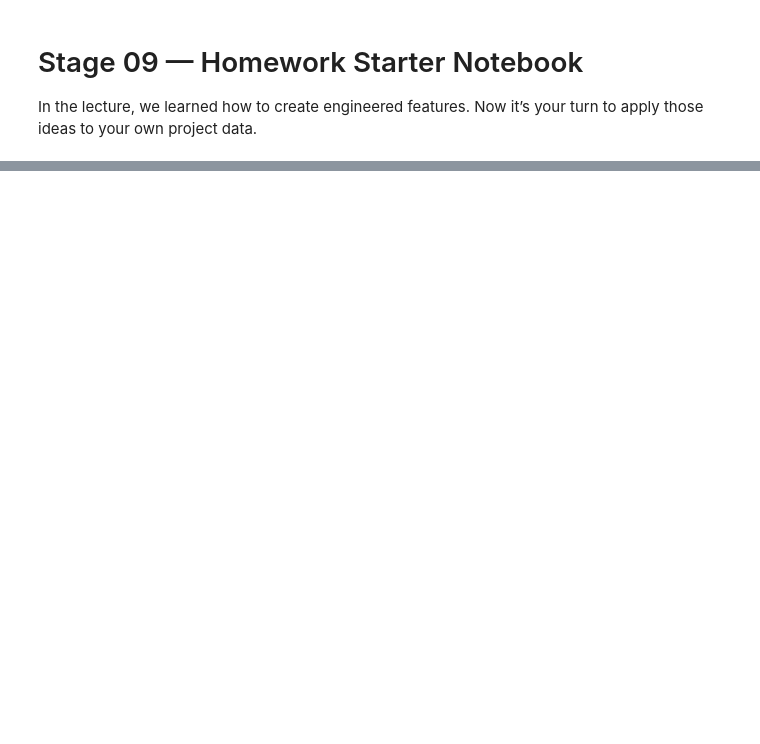
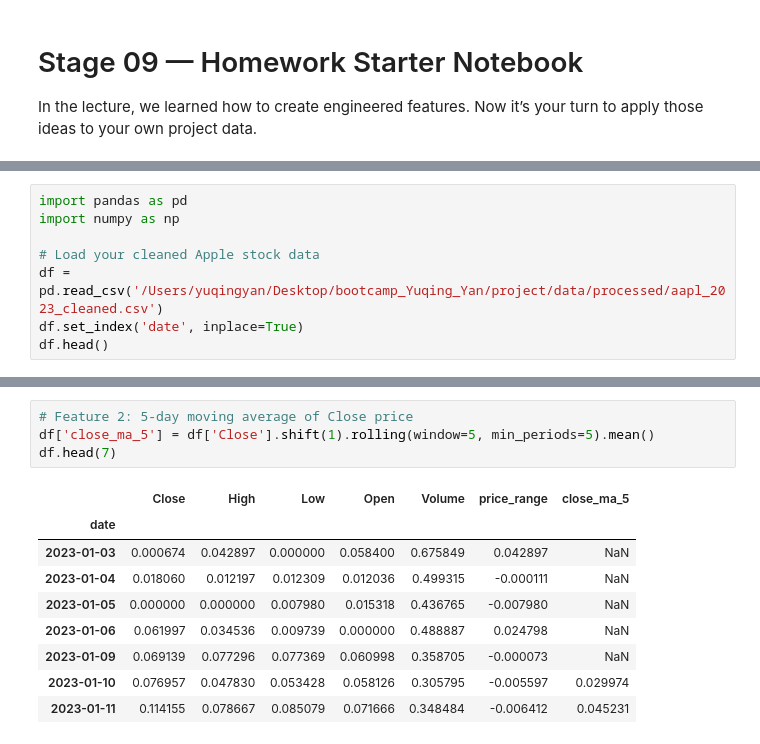
Before and after one commit to yuqingyan2003/bootcamp_Yuqing_Yan, a Jupyter notebook: homework/stage09/stage09_feature-engineering_homework-starter.ipynb, the cells around one changed output, grey strips where cells are left out. Cells and saved outputs as stored; diff of their text form; blank space fills up the shorter version.

```diff
--- a/homework/stage09/stage09_feature-engineering_homework-starter.ipynb
+++ b/homework/stage09/stage09_feature-engineering_homework-starter.ipynb
@@ -17,0 +5,8 @@ df.head()
+# %%
+import pandas as pd
+import numpy as np
+
+# Load your cleaned Apple stock data
+df = pd.read_csv('/Users/yuqingyan/Desktop/bootcamp_Yuqing_Yan/project/data/processed/aapl_2023_cleaned.csv')
+df.set_index('date', inplace=True)
+df.head()
@@ -32,0 +45,14 @@ Explain why this feature may help a model. Reference your EDA.
+# %%
+# Feature 2: 5-day moving average of Close price
+df['close_ma_5'] = df['Close'].shift(1).rolling(window=5, min_periods=5).mean()
+df.head(7)
+# %% [output]
+|  | Close | High | Low | Open | Volume | price_range | close_ma_5 |
+| date |  |  |  |  |  |  |  |
+| 2023-01-03 | 0.000674 | 0.042897 | 0.000000 | 0.058400 | 0.675849 | 0.042897 | NaN |
+| 2023-01-04 | 0.018060 | 0.012197 | 0.012309 | 0.012036 | 0.499315 | -0.000111 | NaN |
+| 2023-01-05 | 0.000000 | 0.000000 | 0.007980 | 0.015318 | 0.436765 | -0.007980 | NaN |
+| 2023-01-06 | 0.061997 | 0.034536 | 0.009739 | 0.000000 | 0.488887 | 0.024798 | NaN |
+| 2023-01-09 | 0.069139 | 0.077296 | 0.077369 | 0.060998 | 0.358705 | -0.000073 | NaN |
+| 2023-01-10 | 0.076957 | 0.047830 | 0.053428 | 0.058126 | 0.305795 | -0.005597 | 0.029974 |
+| 2023-01-11 | 0.114155 | 0.078667 | 0.085079 | 0.071666 | 0.348484 | -0.006412 | 0.045231 |
```
Also changed, not shown: parts of 13 cells of this notebook, 5 other files.
